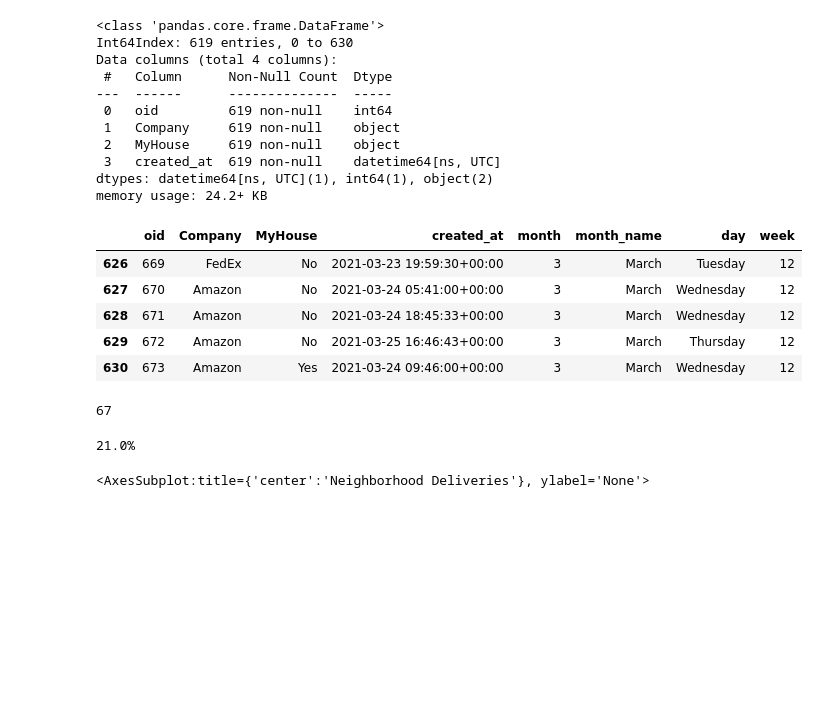
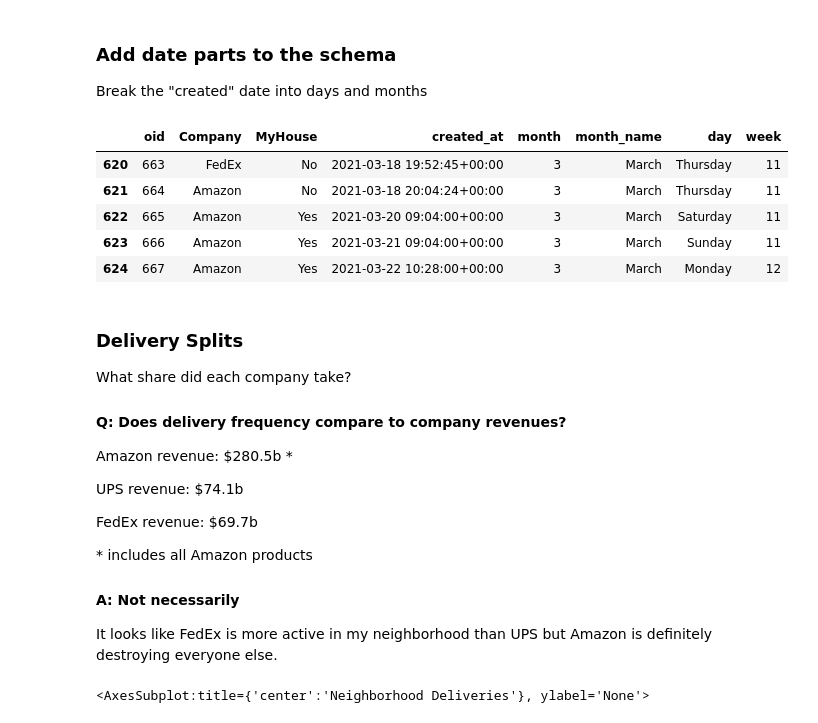
Before and after one commit to kgalliher/nbrhd-delivery-tracker, a Jupyter notebook: NeighborhoodDeliveriesSummary.ipynb, the cells around one changed output. Saved outputs shown, nothing was run; the diff lists cells and outputs as text; code cells hidden in the pictures; blank space fills up the shorter version.

```diff
--- a/NeighborhoodDeliveriesSummary.ipynb
+++ b/NeighborhoodDeliveriesSummary.ipynb
@@ -22,42 +19,37 @@ memory usage: 19.8+ KB
-# %%
-df_hh = pd.DataFrame(df[~df["Company"].isin(["UberEats", "DoorDash", "Staples", "Jerome's"])])
-df_hh.info()
-# %% [output]
-<class 'pandas.core.frame.DataFrame'>
-Int64Index: 619 entries, 0 to 630
-Data columns (total 4 columns):
- #   Column      Non-Null Count  Dtype
----  ------      --------------  -----
- 0   oid         619 non-null    int64
- 1   Company     619 non-null    object
- 2   MyHouse     619 non-null    object
- 3   created_at  619 non-null    datetime64[ns, UTC]
-dtypes: datetime64[ns, UTC](1), int64(1), object(2)
-memory usage: 24.2+ KB
+# %% [markdown]
+### Add date parts to the schema
+Break the "created" date into days and months
 # %%
-delivery_df = df_hh
+delivery_df = df_hh.copy()
+delivery_df = delivery_df.loc[delivery_df["created_at"] < "2021-03-23"]
 delivery_df["month"] = delivery_df["created_at"].dt.month
 delivery_df["month_name"] = delivery_df["created_at"].dt.month_name()
 delivery_df["day"] = delivery_df["created_at"].dt.day_name()
 delivery_df["week"] = delivery_df["created_at"].dt.isocalendar().week
 delivery_df.tail()
 # %% [output]
 |  | oid | Company | MyHouse | created_at | month | month_name | day | week |
-| 626 | 669 | FedEx | No | 2021-03-23 19:59:30+00:00 | 3 | March | Tuesday | 12 |
-| 627 | 670 | Amazon | No | 2021-03-24 05:41:00+00:00 | 3 | March | Wednesday | 12 |
-| 628 | 671 | Amazon | No | 2021-03-24 18:45:33+00:00 | 3 | March | Wednesday | 12 |
-| 629 | 672 | Amazon | No | 2021-03-25 16:46:43+00:00 | 3 | March | Thursday | 12 |
-| 630 | 673 | Amazon | Yes | 2021-03-24 09:46:00+00:00 | 3 | March | Wednesday | 12 |
+| 620 | 663 | FedEx | No | 2021-03-18 19:52:45+00:00 | 3 | March | Thursday | 11 |
+| 621 | 664 | Amazon | No | 2021-03-18 20:04:24+00:00 | 3 | March | Thursday | 11 |
+| 622 | 665 | Amazon | Yes | 2021-03-20 09:04:00+00:00 | 3 | March | Saturday | 11 |
+| 623 | 666 | Amazon | Yes | 2021-03-21 09:04:00+00:00 | 3 | March | Sunday | 11 |
+| 624 | 667 | Amazon | Yes | 2021-03-22 10:28:00+00:00 | 3 | March | Monday | 12 |
-# %%
-delivery_df.value_counts("month").max()
-# %% [output]
-67
-# %%
-myhouse = delivery_df.value_counts("MyHouse")
-pct_myhouse = round(myhouse["Yes"] / myhouse["No"], 2) * 100
-print(f"{str(pct_myhouse)}%")
-# %% [output]
-21.0%
+# %% [markdown]
+### Delivery Splits
+What share did each company take?
+
+#### Q: Does delivery frequency compare to company revenues?
+Amazon revenue: $280.5b *
+
+UPS revenue:  $74.1b
+
+FedEx revenue: $69.7b
+
+
+\* includes all Amazon products
+
+#### A: Not necessarily
+It looks like FedEx is more active in my neighborhood than UPS but Amazon is definitely destroying everyone else.
 # %%
 import matplotlib.pyplot as plt
 plt.rcParams["figure.figsize"] = (20,10)
```
Also changed, not shown: parts of 6 cells of this notebook.
